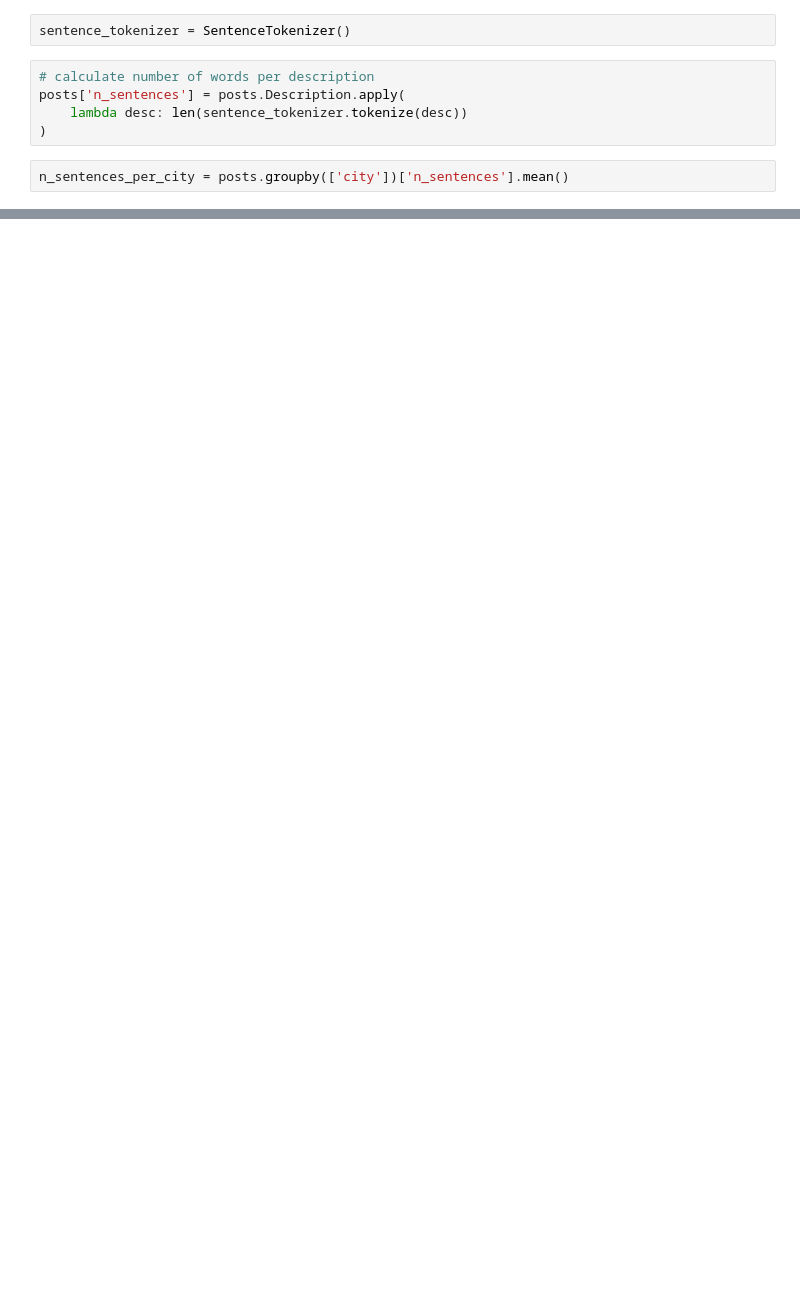
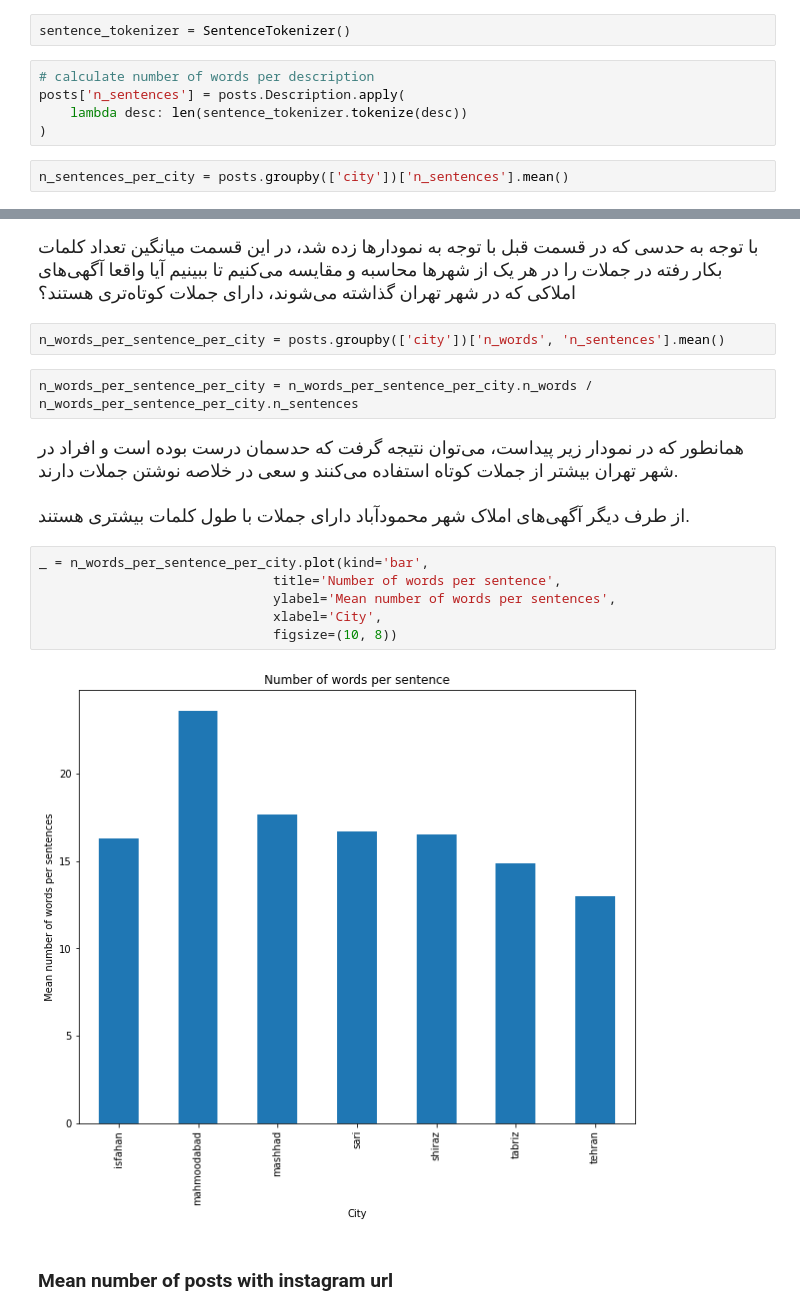
Before and after one commit to arman-aminian/divar-text-exploring, a Jupyter notebook: data exploration.ipynb, the cells around one changed output, grey strips where cells are left out. Saved outputs shown, nothing was run; the diff lists cells and outputs as text; blank space fills up the shorter version.

```diff
--- a/data exploration.ipynb
+++ b/data exploration.ipynb
@@ -365,0 +492,32 @@ freq_analysis.head(15)
+# %% [markdown]
+<div style="direction:rtl">
+    <font size="4">
+         با توجه به حدسی که در قسمت قبل با توجه به نمودارها زده شد، در این قسمت میانگین تعداد کلمات بکار رفته در جملات را در هر یک از شهرها محاسبه و مقایسه می‌کنیم تا ببینیم آیا واقعا آگهی‌های املاکی که در شهر تهران گذاشته می‌شوند، دارای جملات کوتاه‌تری هستند؟
+    </font>
+</div>
+# %%
+n_words_per_sentence_per_city = posts.groupby(['city'])['n_words', 'n_sentences'].mean()
+# %%
+n_words_per_sentence_per_city = n_words_per_sentence_per_city.n_words / n_words_per_sentence_per_city.n_sentences
+# %% [markdown]
+<div style="direction:rtl">
+    <font size="4">
+         همانطور که در نمودار زیر پیداست، می‌توان نتیجه گرفت که حدسمان درست بوده است و افراد در شهر تهران بیشتر از جملات کوتاه استفاده می‌کنند و سعی در خلاصه نوشتن جملات دارند.
+    </font>
+</div>
+# %% [markdown]
+<div style="direction:rtl">
+    <font size="4">
+        از طرف دیگر آگهی‌های املاک شهر محمودآباد دارای جملات با طول کلمات بیشتری هستند.
+    </font>
+</div>
+# %%
+_ = n_words_per_sentence_per_city.plot(kind='bar',
+                              title='Number of words per sentence',
+                              ylabel='Mean number of words per sentences',
+                              xlabel='City',
+                              figsize=(10, 8))
+# %% [output]
+[figure, added]
+# %% [markdown]
+### Mean number of posts with instagram url
```
Also changed, not shown: parts of 89 cells of this notebook, 1 other file.
